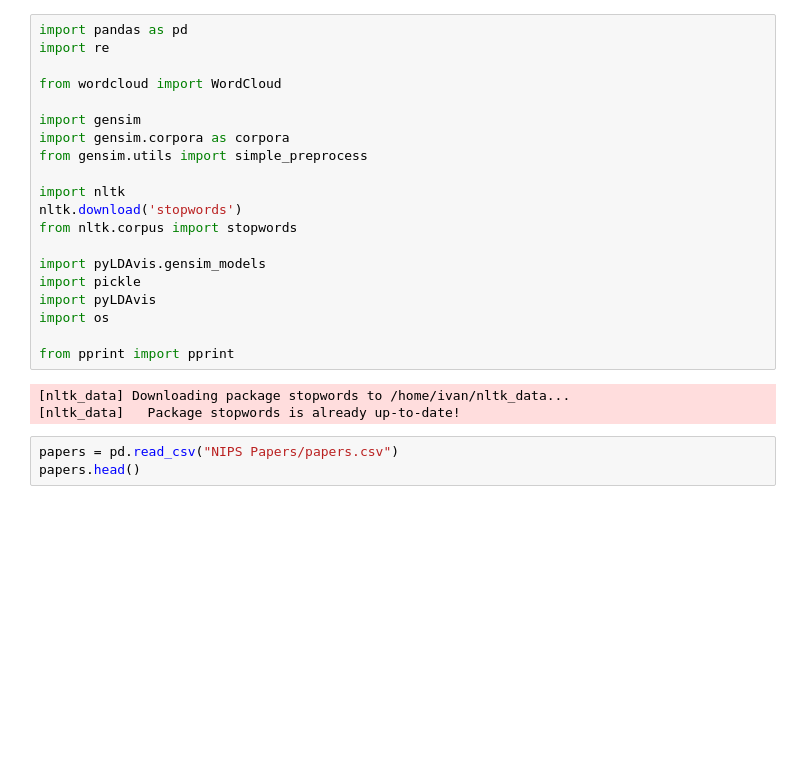
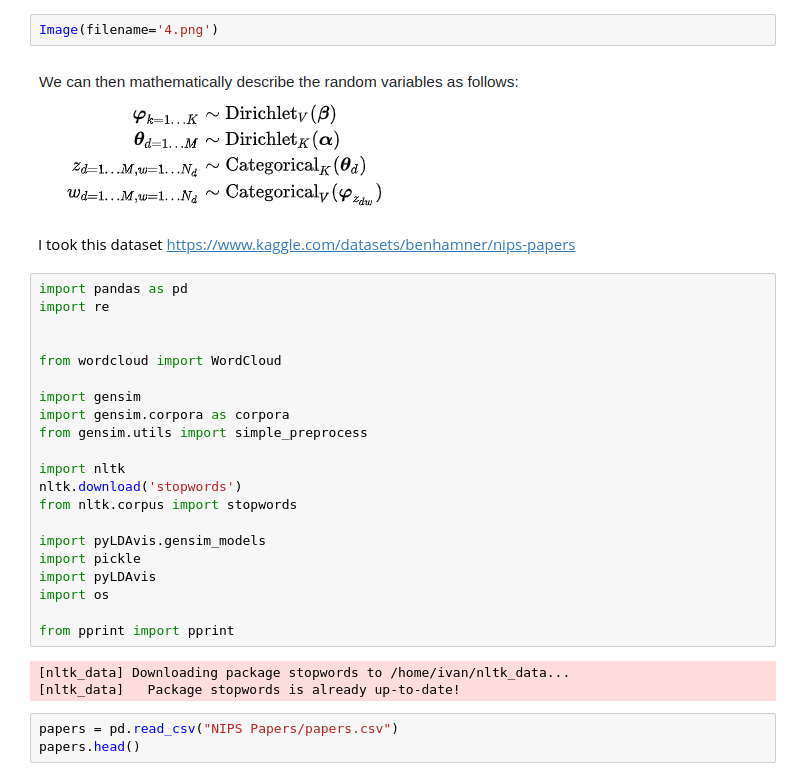
Before and after one commit to dniprocat/topicmod, a Jupyter notebook: LDA.ipynb, the cells around one changed output. Drawn from its saved outputs; the diff is of its cells as text; blank space fills up the shorter version.

```diff
--- a/LDA.ipynb
+++ b/LDA.ipynb
@@ -1,6 +40,14 @@
+# %%
+Image(filename='4.png')
+# %% [output]
+[figure, added]
+# %% [markdown]
+I took this dataset
+https://www.kaggle.com/datasets/benhamner/nips-papers
 # %%
 import pandas as pd
 import re
+
 
 from wordcloud import WordCloud
 
```
Also changed, not shown: parts of 22 cells of this notebook.
